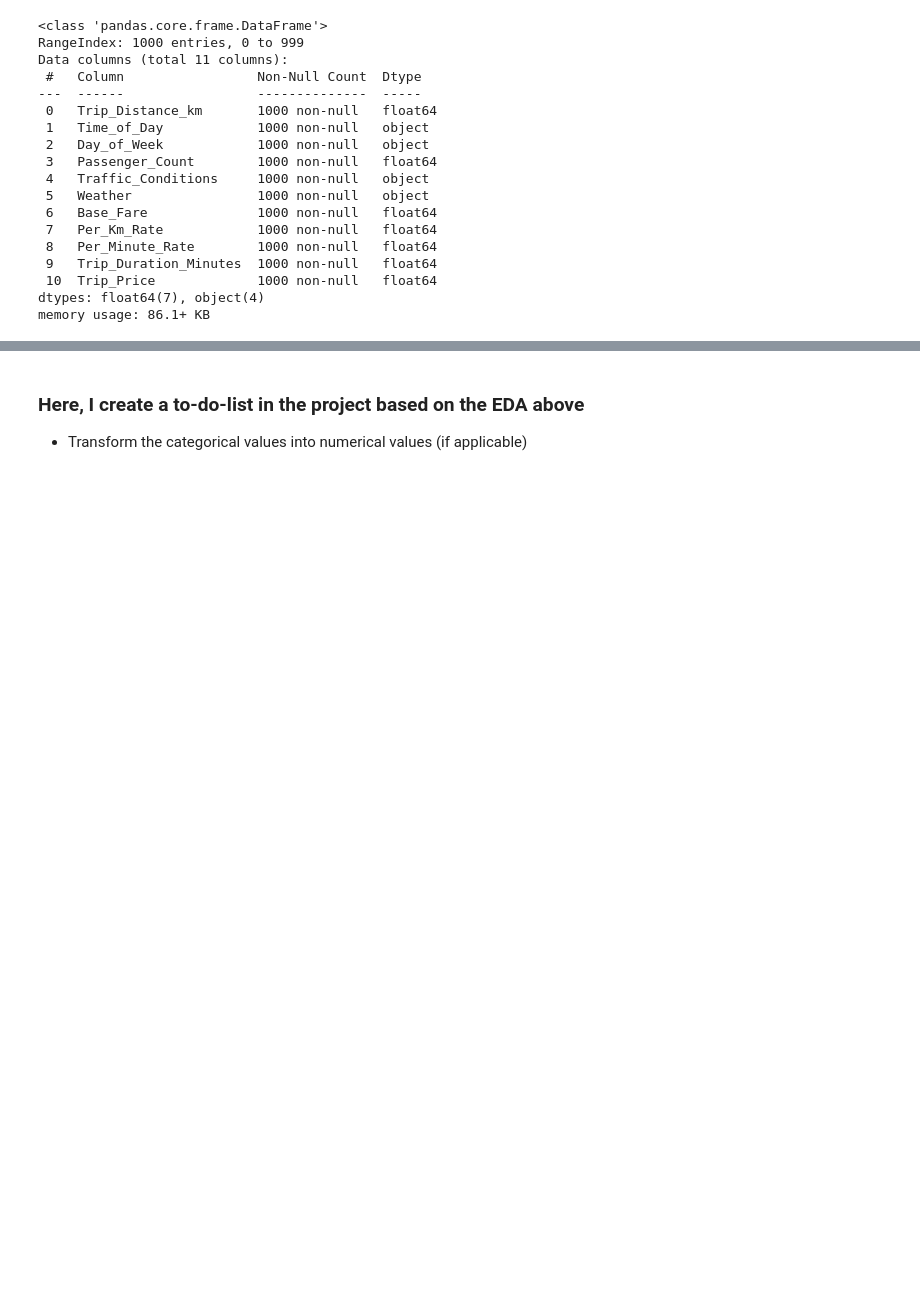
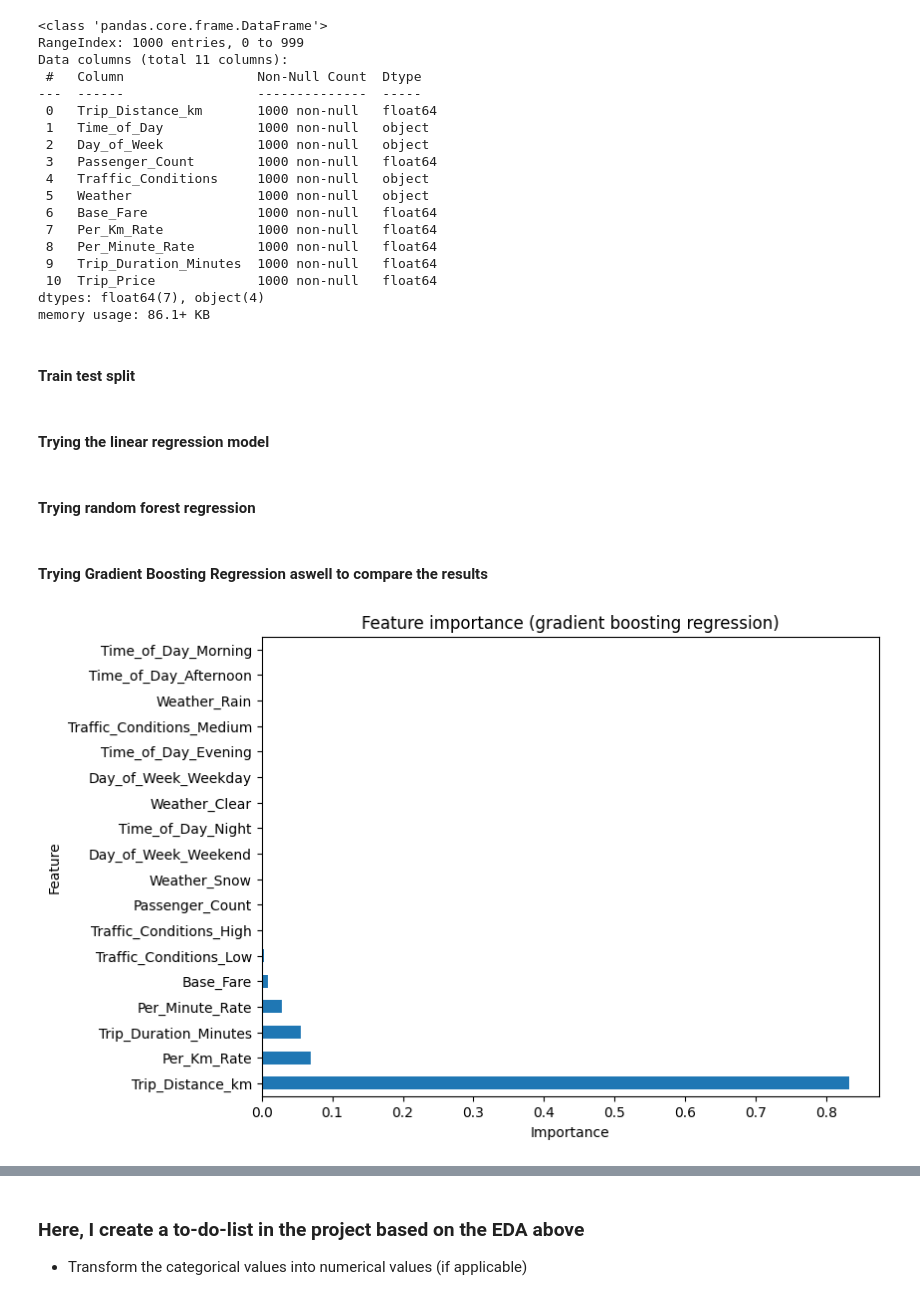
Before and after one commit to jonathanhansson/taxi-prediction-fullstack-jonathan-hansson, a Jupyter notebook: explorations/eda.ipynb, the cells around one changed output, grey strips where cells are left out. Drawn from its saved outputs; the diff is of its cells as text; code cells hidden in the pictures; blank space fills up the shorter version.

```diff
--- a/explorations/eda.ipynb
+++ b/explorations/eda.ipynb
@@ -152,3 +169,12 @@ df_encoded = pd.get_dummies(df, columns=categorical_columns)
 
 
 X, y = df_encoded.drop('Trip_Price', axis=1), df_encoded['Trip_Price']
+# %% [markdown]
+#### Train test split
+# %%
+# Below, I'm doing the train_test_split to split the data
+from sklearn.model_selection import train_test_split
+
+X_train, X_test, y_train, y_test = train_test_split(X, y, test_size=0.2, random_state=42)
+# %% [markdown]
+#### Trying the linear regression model
@@ -154,0 +204,10 @@ X, y = df_encoded.drop('Trip_Price', axis=1), df_encoded['Trip_Price']
+# %% [markdown]
+#### Trying random forest regression
+# %%
+from sklearn.ensemble import RandomForestRegressor
+
+rf = RandomForestRegressor(random_state=42, n_estimators=100)
+
+rf.fit(X_train, y_train)
+
+y_pred = rf.predict(X_test)
@@ -154,0 +225,32 @@ X, y = df_encoded.drop('Trip_Price', axis=1), df_encoded['Trip_Price']
+# %% [markdown]
+#### Trying Gradient Boosting Regression aswell to compare the results
+# %%
+from sklearn.ensemble import GradientBoostingRegressor
+
+gbr = GradientBoostingRegressor(n_estimators=100, random_state=42, learning_rate=0.1)
+
+gbr.fit(X_train, y_train)
+
+y_pred = gbr.predict(X_test)
+
+mae, mse, r2 = mean_absolute_error(y_test, y_pred), mean_squared_error(y_test, y_pred), r2_score(y_test, y_pred)
+
+# mae = 4.8
+# mse = 53.4
+# r2 = 0.94
+# %%
+# We can clearly see that the trip distance is the most contributing factor to the result of the gradient boosting regression
+
+feature_importance_in_gbr = pd.Series(gbr.feature_importances_, index=X_train.columns)
+
+feature_importance_sorted = feature_importance_in_gbr.sort_values(ascending=False)
+
+plt.figure(figsize=(8, 6))
+
+feature_importance_sorted.plot(kind='barh')
+plt.title('Feature importance (gradient boosting regression)')
+plt.xlabel('Importance')
+plt.ylabel('Feature')
+plt.show()
+# %% [output]
+[figure, added]
```
Also changed, not shown: parts of 5 cells of this notebook.
